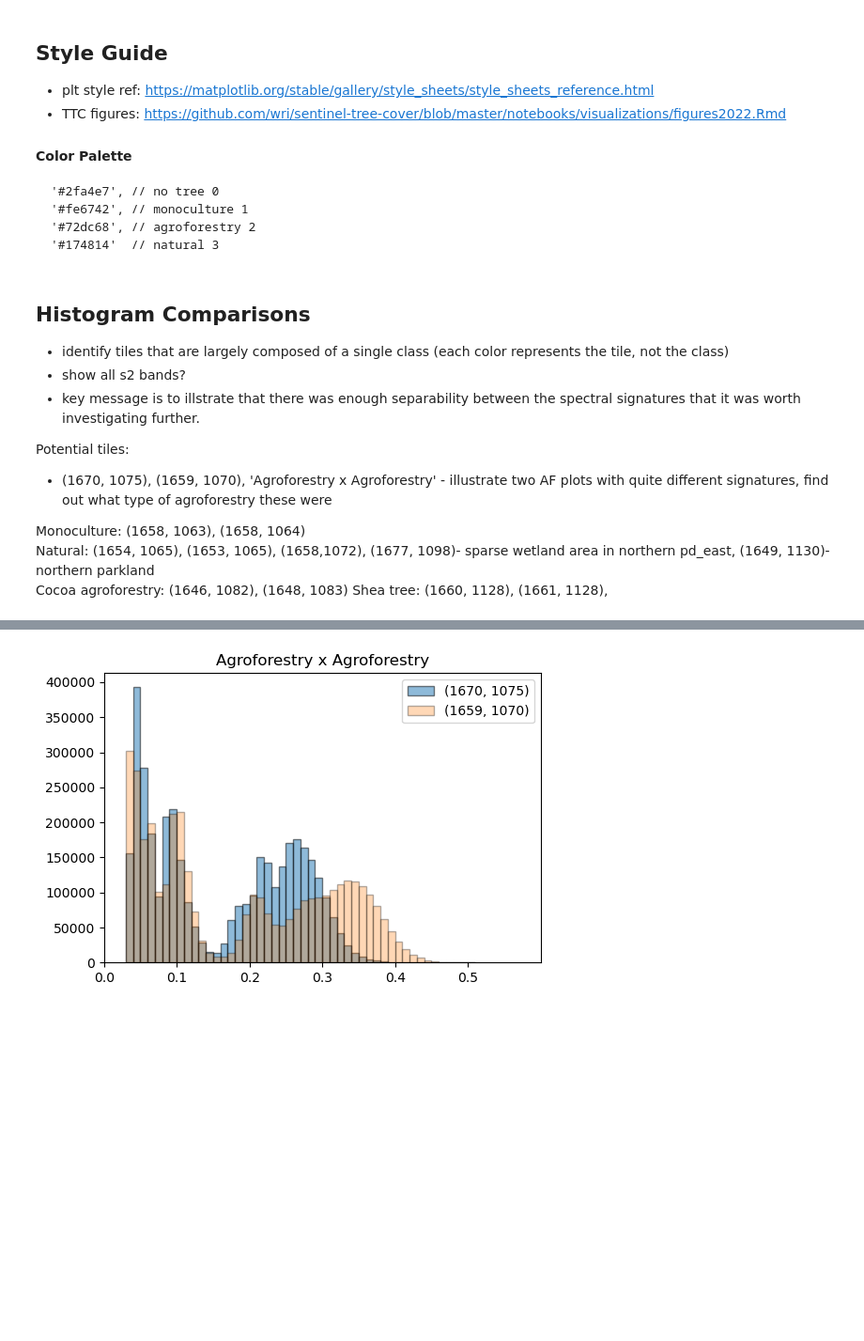
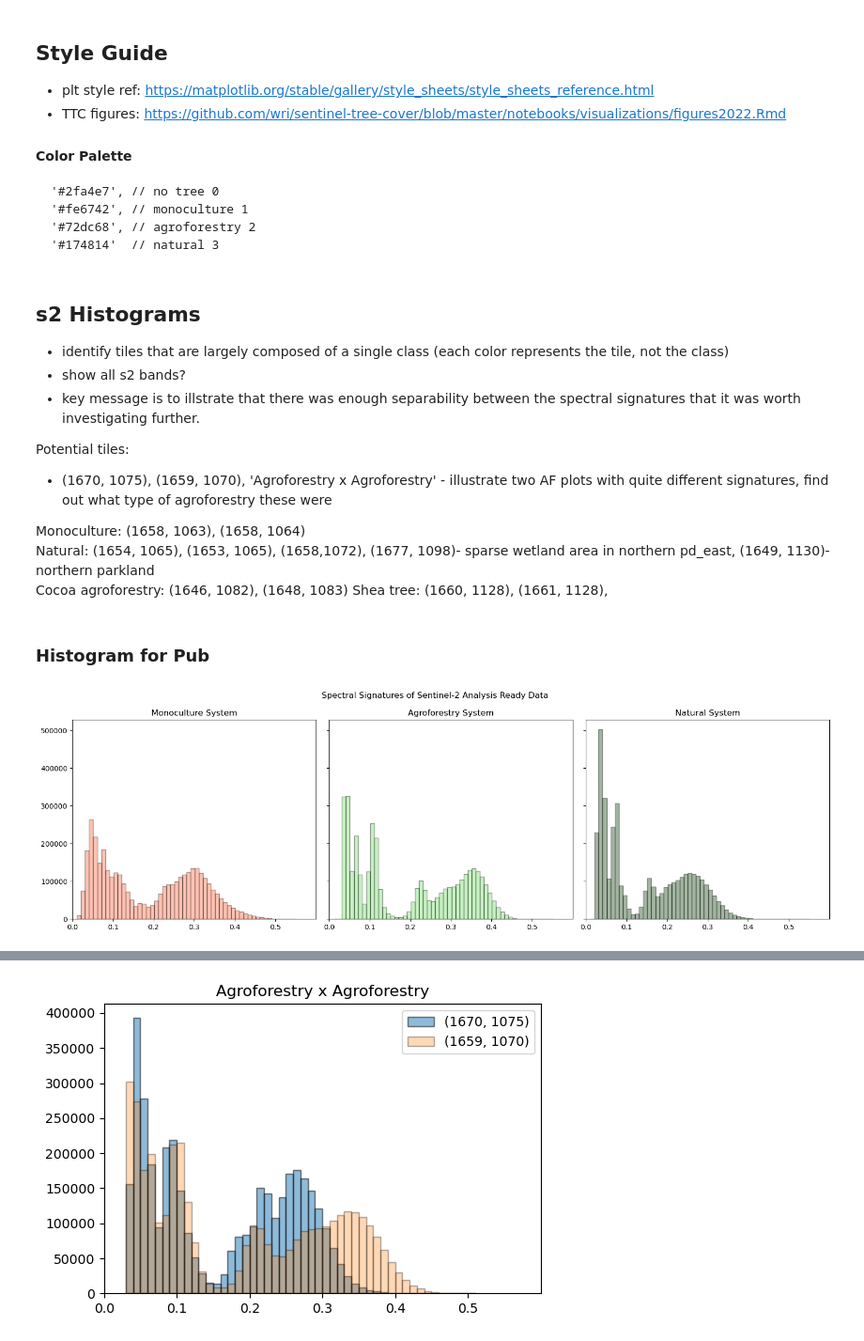
Before and after one commit to wri/plantation_classifier, a Jupyter notebook: notebooks/analyses/publication_visuals.ipynb, the cells around one changed output, grey strips where cells are left out. Shown at 94% size. Drawn from its saved outputs; the diff is of its cells as text; code cells hidden in the pictures; blank space fills up the shorter version.

```diff
--- a/notebooks/analyses/publication_visuals.ipynb
+++ b/notebooks/analyses/publication_visuals.ipynb
@@ -65,7 +71,7 @@ def style_axis(ax,
     if title:
         ax.set_title(title, pad=15)
 # %% [markdown]
-## Histogram Comparisons
+## s2 Histograms
 - identify tiles that are largely composed of a single class (each color represents the tile, not the class)
 - show all s2 bands?
 - key message is to illstrate that there was enough separability between the spectral signatures that it was worth investigating further.
@@ -78,3 +84,17 @@ Monoculture: (1658, 1063), (1658, 1064)
 Natural: (1654, 1065), (1653, 1065), (1658,1072), (1677, 1098)- sparse wetland area in northern pd_east, (1649, 1130)- northern parkland
 Cocoa agroforestry: (1646, 1082), (1648, 1083)
 Shea tree: (1660, 1128), (1661, 1128),
+# %% [markdown]
+### Histogram for Pub
+# %%
+# this one uses cocoa -- this was used for AGU
+make.hist_individual_tile('ghana',
+                     (1658, 1064),
+                     (1648, 1083),
+                     (1654, 1065),
+                     'Spectral Signatures of Sentinel-2 Analysis Ready Data',
+                     color_dict,
+                     output_file='../../data/figures/s2_hist_avg.png'
+                         )
+# %% [output]
+[figure, added]
```
Also changed, not shown: parts of 24 cells of this notebook.
